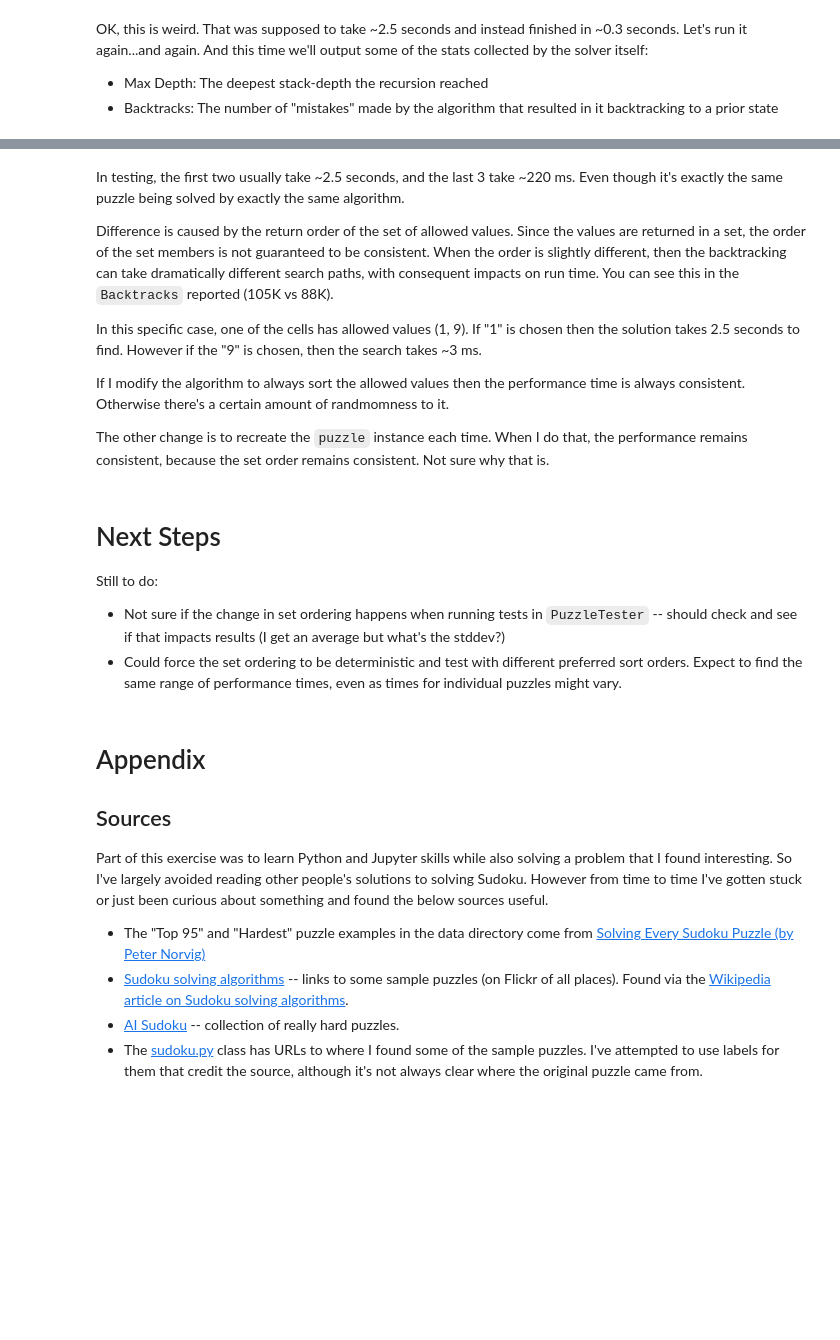
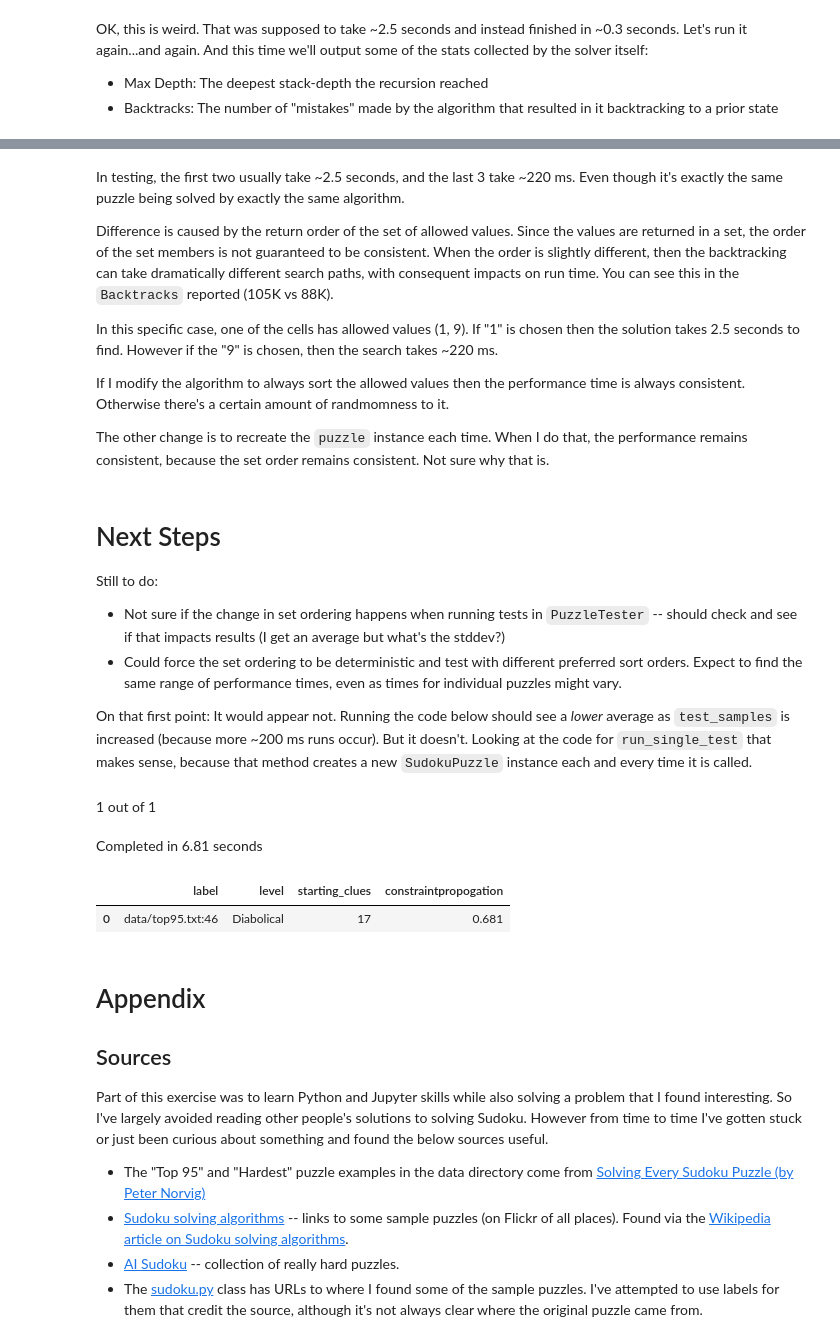
Before and after one commit to hissohathair/puzzle-solvers, a Jupyter notebook: Sudoku Solver.ipynb, the cells around one changed output, grey strips where cells are left out. Cells and saved outputs as stored; diff of their text form; code cells hidden in the pictures; blank space fills up the shorter version.

```diff
--- a/Sudoku Solver.ipynb
+++ b/Sudoku Solver.ipynb
@@ -295,7 +299,7 @@ In testing, the first two usually take ~2.5 seconds, and the last 3 take ~220 ms
 
 Difference is caused by the return order of the set of allowed values. Since the values are returned in a set, the order of the set members is not guaranteed to be consistent. When the order is slightly different, then the backtracking can take dramatically different search paths, with consequent impacts on run time. You can see this in the `Backtracks` reported (105K vs 88K).
 
-In this specific case, one of the cells has allowed values (1, 9). If "1" is chosen then the solution takes 2.5 seconds to find. However if the "9" is chosen, then the search takes ~3 ms.
+In this specific case, one of the cells has allowed values (1, 9). If "1" is chosen then the solution takes 2.5 seconds to find. However if the "9" is chosen, then the search takes ~220 ms.
 
 If I modify the algorithm to always sort the allowed values then the performance time is always consistent. Otherwise there's a certain amount of randmomness to it.
 
@@ -307,6 +311,24 @@ Still to do:
 
 * Not sure if the change in set ordering happens when running tests in `PuzzleTester` -- should check and see if that impacts results (I get an average but what's the stddev?)
 * Could force the set ordering to be deterministic and test with different preferred sort orders. Expect to find the same range of performance times, even as times for individual puzzles might vary.
+
+On that first point: It would appear not. Running the code below should see a *lower* average as `test_samples` is increased (because more ~200 ms runs occur). But it doesn't. Looking at the code for `run_single_test` that makes sense, because that method creates a new `SudokuPuzzle` instance each and every time it is called.
+# %%
+newpt = pg.PuzzleTester(puzzle_class=su.SudokuPuzzle, test_samples=10)
+newcases = [x for x in pg.from_file("data/top95.txt", level="Diabolical") if x['label'] == 'data/top95.txt:46']
+newpt.add_testcases(newcases)
+newpt.num_testcases()
+
+method = 'constraintpropogation'
+solver = su.SudokuSolver(method=method)
+newpt.run_tests(solver, method, callback=update_progress)
+newdf = pd.DataFrame(newpt.get_test_results())
+newdf
+# %% [output]
+1 out of 1
+Completed in 6.81 seconds
+|  | label | level | starting_clues | constraintpropogation |
+| 0 | data/top95.txt:46 | Diabolical | 17 | 0.681 |
 # %% [markdown]
 # Appendix
 
```
Also changed, not shown: parts of 12 cells of this notebook, 3 other files.
